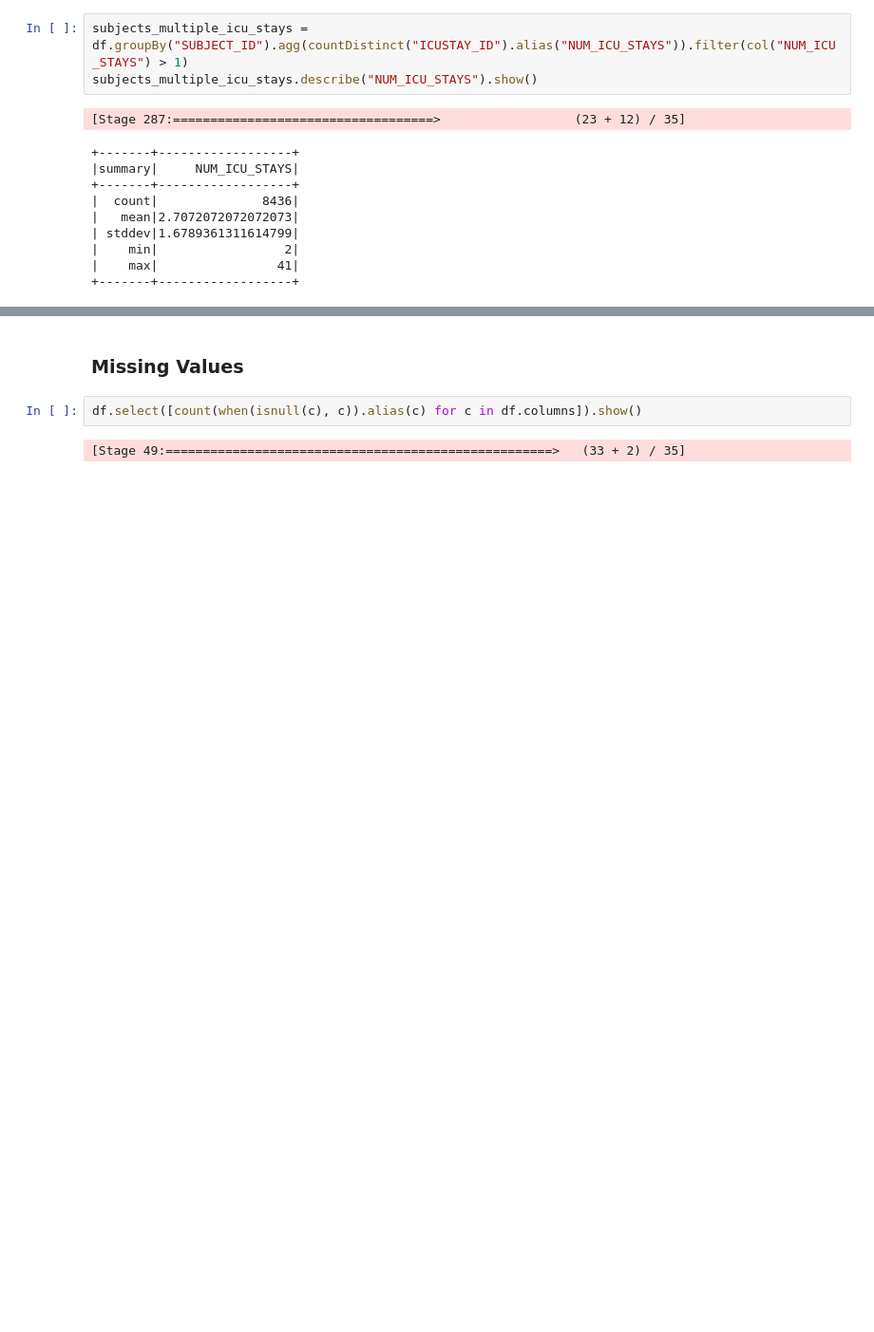
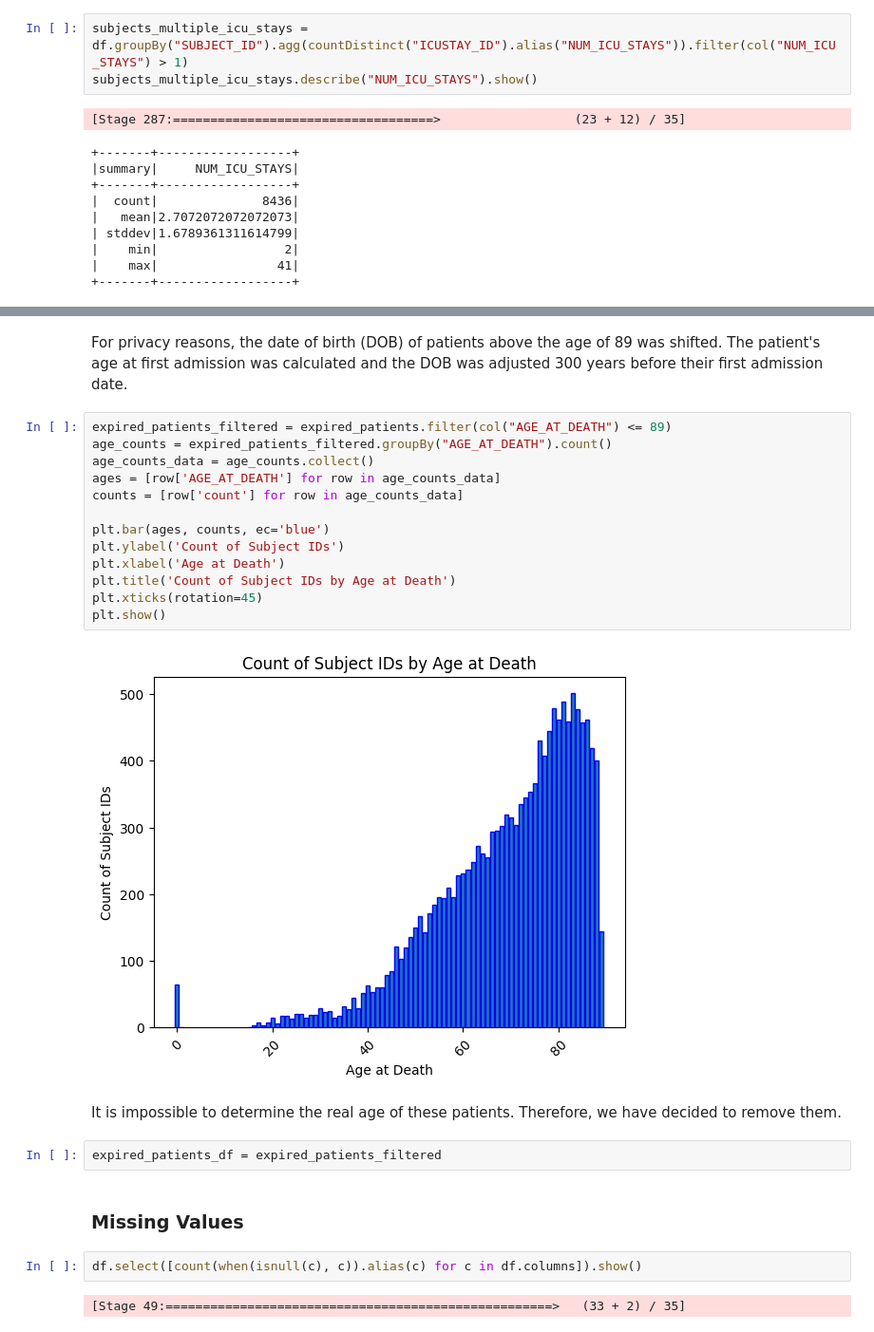
Before and after one commit to DanielaTomas/FCUP-BDCC, a Jupyter notebook: Project-2/Events.ipynb, the cells around one changed output, grey strips where cells are left out. Shown at 95% size. Drawn from its saved outputs; the diff is of its cells as text; blank space fills up the shorter version.

```diff
--- a/Project-2/Events.ipynb
+++ b/Project-2/Events.ipynb
@@ -300,3 +354,24 @@ subjects_multiple_icu_stays.describe("NUM_ICU_STAYS").show()
+# %% [markdown]
+For privacy reasons, the date of birth (DOB) of patients above the age of 89 was shifted. The patient's age at first admission was calculated and the DOB was adjusted 300 years before their first admission date.
+# %%
+expired_patients_filtered = expired_patients.filter(col("AGE_AT_DEATH") <= 89)
+age_counts = expired_patients_filtered.groupBy("AGE_AT_DEATH").count()
+age_counts_data = age_counts.collect()
+ages = [row['AGE_AT_DEATH'] for row in age_counts_data]
+counts = [row['count'] for row in age_counts_data]
+
+plt.bar(ages, counts, ec='blue')
+plt.ylabel('Count of Subject IDs')
+plt.xlabel('Age at Death')
+plt.title('Count of Subject IDs by Age at Death')
+plt.xticks(rotation=45)
+plt.show()
+# %% [output]
+[figure, added]
+# %% [markdown]
+It is impossible to determine the real age of these patients. Therefore, we have decided to remove them.
+# %%
+expired_patients_df = expired_patients_filtered
 # %% [markdown]
 ### Missing Values
 # %%
```
Also changed, not shown: parts of 7 cells of this notebook.
